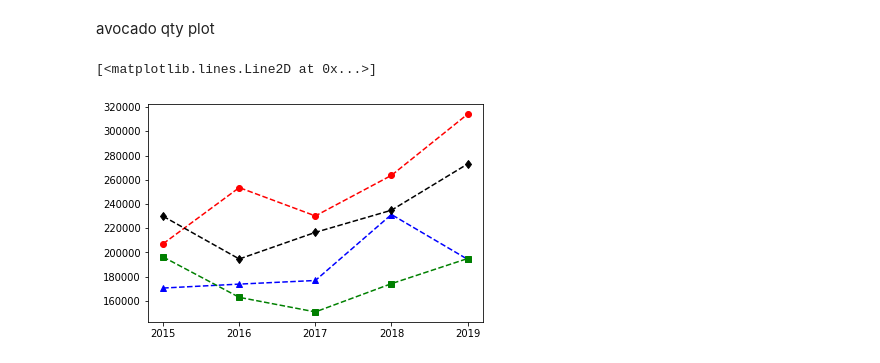
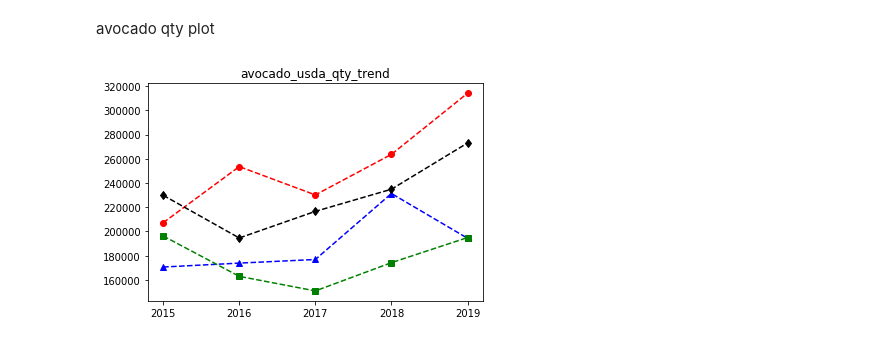
Before and after one commit to nbergeland/Avocado_Analysis, a Jupyter notebook: import_avocado_fsda.ipynb, the cells around one changed output. Drawn from its saved outputs; the diff is of its cells as text; code cells hidden in the pictures.

```diff
--- a/import_avocado_fsda.ipynb
+++ b/import_avocado_fsda.ipynb
@@ -127,17 +127,20 @@ avocado qty plot
 # %%
 plot_df_qty = pd.pivot_table(avocado_gb, index ='year', columns ='quarter', values="qty")
 plot_df_qty
 
 Q1=plot_df_qty[1].tolist()
 Q2=plot_df_qty[2].tolist()
 Q3=plot_df_qty[3].tolist()
 Q4=plot_df_qty[4].tolist()
 
 year=['2015','2016','2017','2018','2019']
 plt.plot(year,Q1,color="red", label="Q1", marker="o",linestyle = "--" )
 plt.plot(year,Q2,color="blue", label="Q2", marker="^",linestyle = "--" )
 plt.plot(year,Q3,color="green", label="Q3", marker="s",linestyle = "--" )
 plt.plot(year,Q4,color="black", label="Q4", marker="d",linestyle = "--" )
+
+plt.title('avocado_usda_qty_trend')
+plt.savefig('Images/avocado_usda_qty_trend.png')
+plt.show()
 # %% [output]
-[<matplotlib.lines.Line2D at 0x...>]
-[figure, old version]
+[figure, new version]
```
